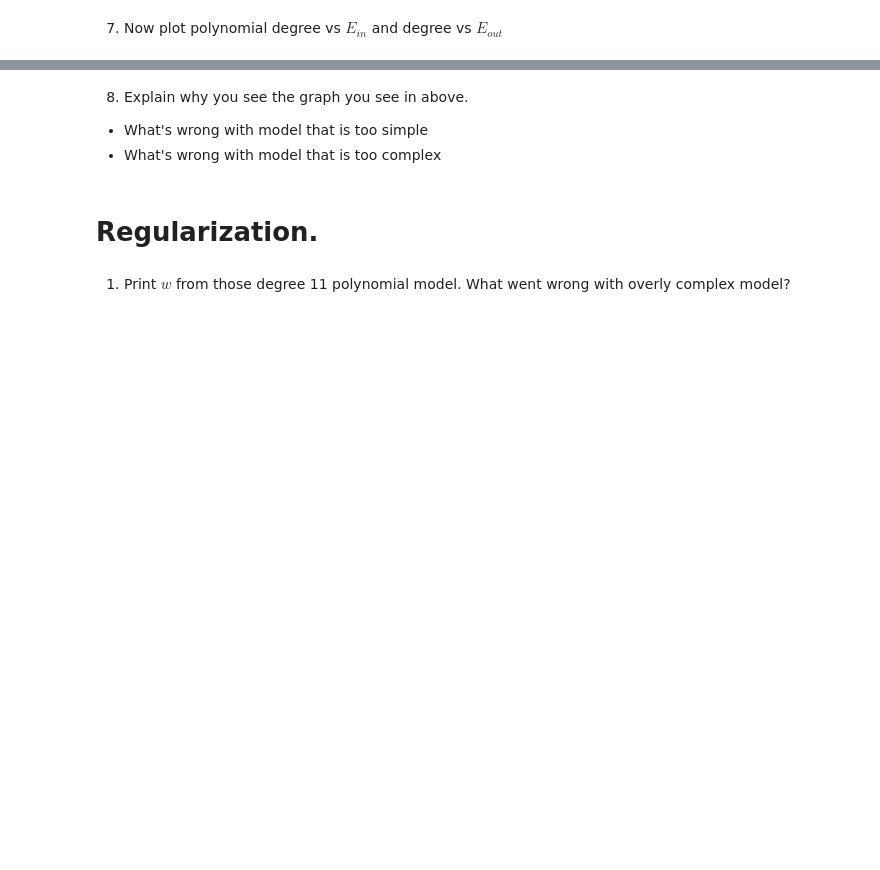
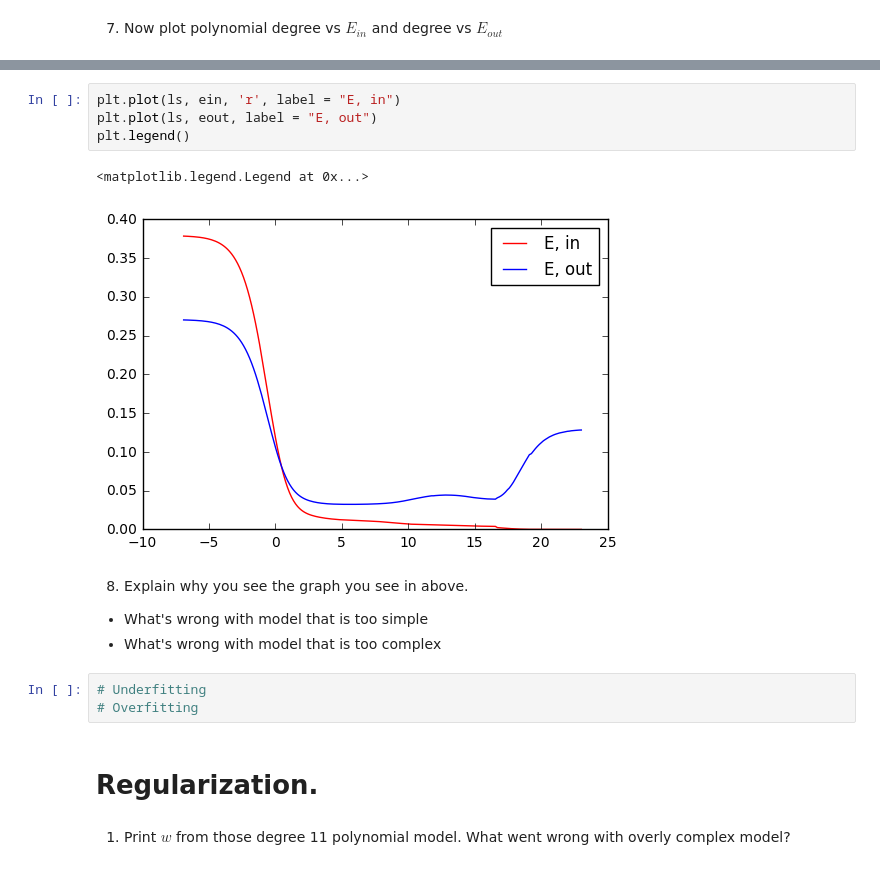
Before and after one commit to sunnyrc/PatternRecognition, a Jupyter notebook: Exercise 04 Generalization and Regularization.ipynb, the cells around one changed output, grey strips where cells are left out. Drawn from its saved outputs; the diff is of its cells as text; blank space fills up the shorter version.

```diff
--- a/Exercise 04 Generalization and Regularization.ipynb
+++ b/Exercise 04 Generalization and Regularization.ipynb
@@ -74,8 +146,18 @@ plt.plot(linex,liney)
+# %%
+plt.plot(ls, ein, 'r', label = "E, in")
+plt.plot(ls, eout, label = "E, out")
+plt.legend()
+# %% [output]
+<matplotlib.legend.Legend at 0x...>
+[figure, added]
 # %% [markdown]
 8) Explain why you see the graph you see in above.
 
 - What's wrong with model that is too simple
 - What's wrong with model that is too complex
+# %%
+# Underfitting
+# Overfitting
 # %% [markdown]
 # Regularization.
 # %% [markdown]
```
Also changed, not shown: parts of 14 cells of this notebook, 3 other files.
